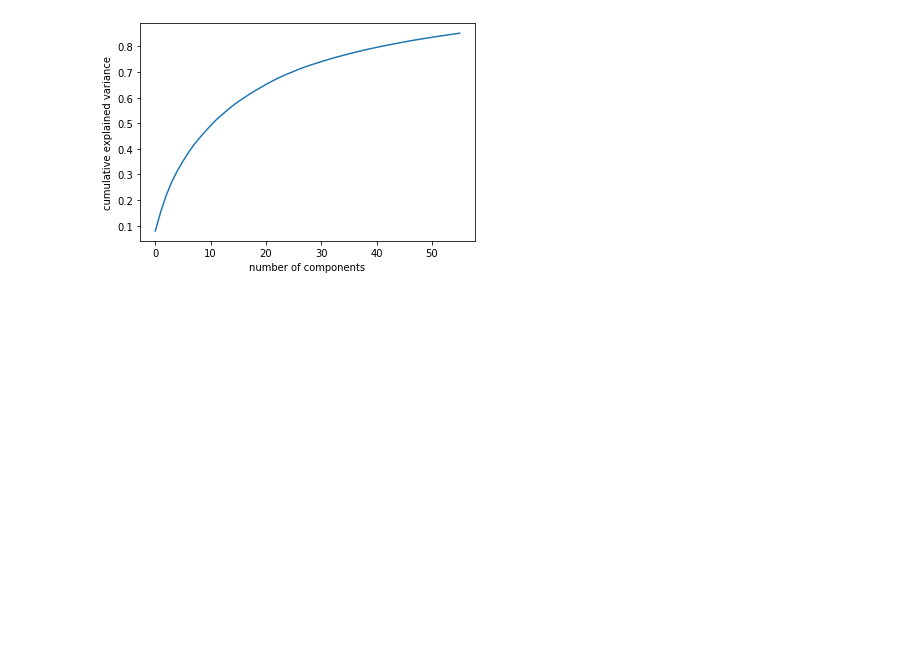
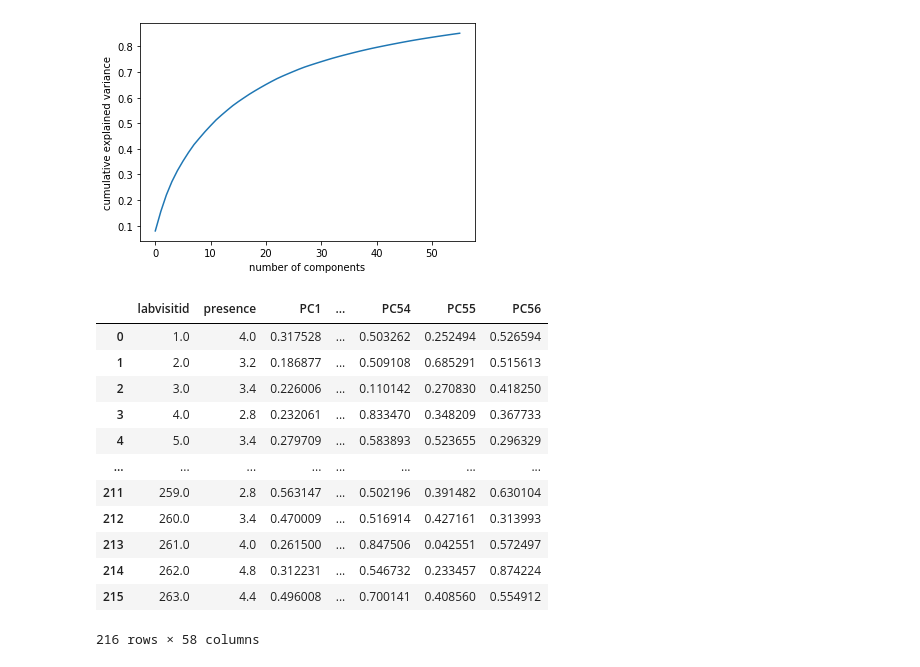
Before and after one commit to adolwick/BIOF509-Project, a Jupyter notebook: 2a_PCA.ipynb, the cells around one changed output. Drawn from its saved outputs; the diff is of its cells as text; code cells hidden in the pictures; blank space fills up the shorter version.

```diff
--- a/2a_PCA.ipynb
+++ b/2a_PCA.ipynb
@@ -58,3 +58,19 @@ pca.scaled_pcadf.to_csv("SCALED_PCA_DATA.csv", index=False)
 pca.scree()
 # %% [output]
 [figure]
+# %%
+pca.scaled_pcadf
+# %% [output]
+|  | labvisitid | presence | PC1 | ... | PC54 | PC55 | PC56 |
+| 0 | 1.0 | 4.0 | 0.317528 | ... | 0.503262 | 0.252494 | 0.526594 |
+| 1 | 2.0 | 3.2 | 0.186877 | ... | 0.509108 | 0.685291 | 0.515613 |
+| 2 | 3.0 | 3.4 | 0.226006 | ... | 0.110142 | 0.270830 | 0.418250 |
+| 3 | 4.0 | 2.8 | 0.232061 | ... | 0.833470 | 0.348209 | 0.367733 |
+| 4 | 5.0 | 3.4 | 0.279709 | ... | 0.583893 | 0.523655 | 0.296329 |
+| ... | ... | ... | ... | ... | ... | ... | ... |
+| 211 | 259.0 | 2.8 | 0.563147 | ... | 0.502196 | 0.391482 | 0.630104 |
+| 212 | 260.0 | 3.4 | 0.470009 | ... | 0.516914 | 0.427161 | 0.313993 |
+| 213 | 261.0 | 4.0 | 0.261500 | ... | 0.847506 | 0.042551 | 0.572497 |
+| 214 | 262.0 | 4.8 | 0.312231 | ... | 0.546732 | 0.233457 | 0.874224 |
+| 215 | 263.0 | 4.4 | 0.496008 | ... | 0.700141 | 0.408560 | 0.554912 |
+216 rows × 58 columns
```
Also changed, not shown: 2 other files.
